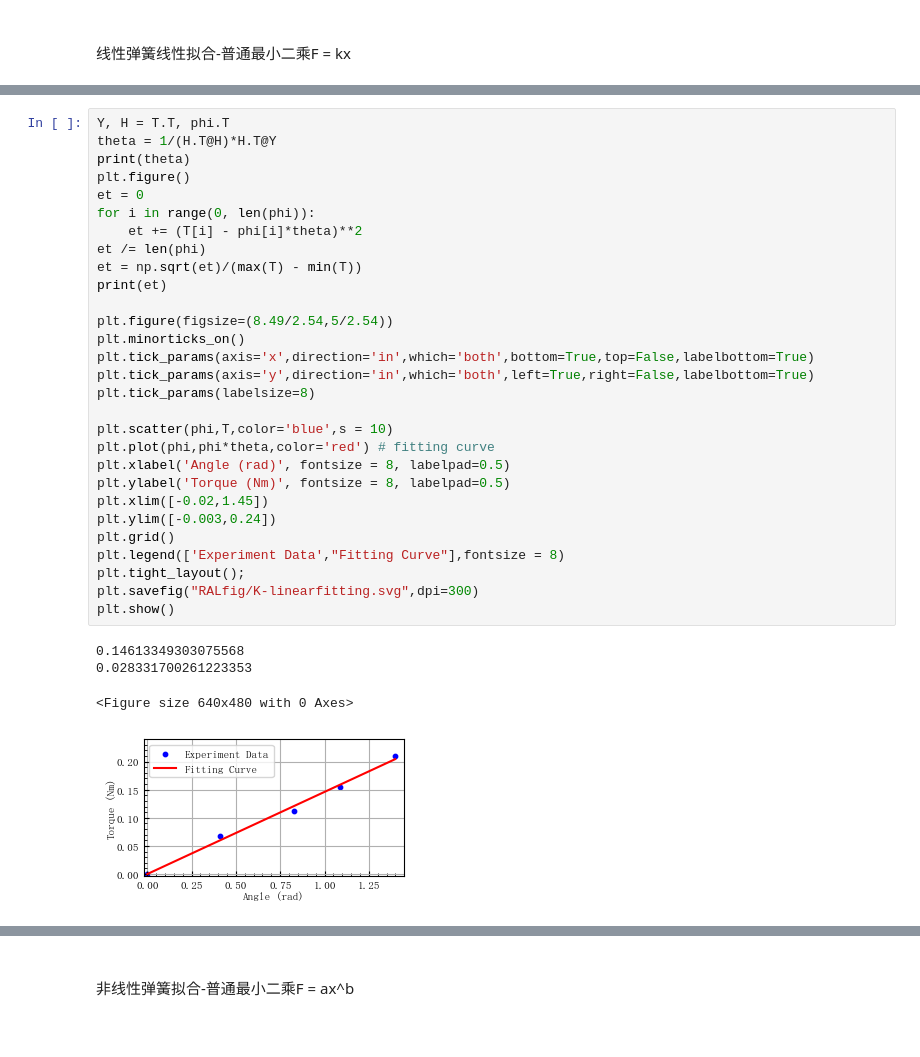
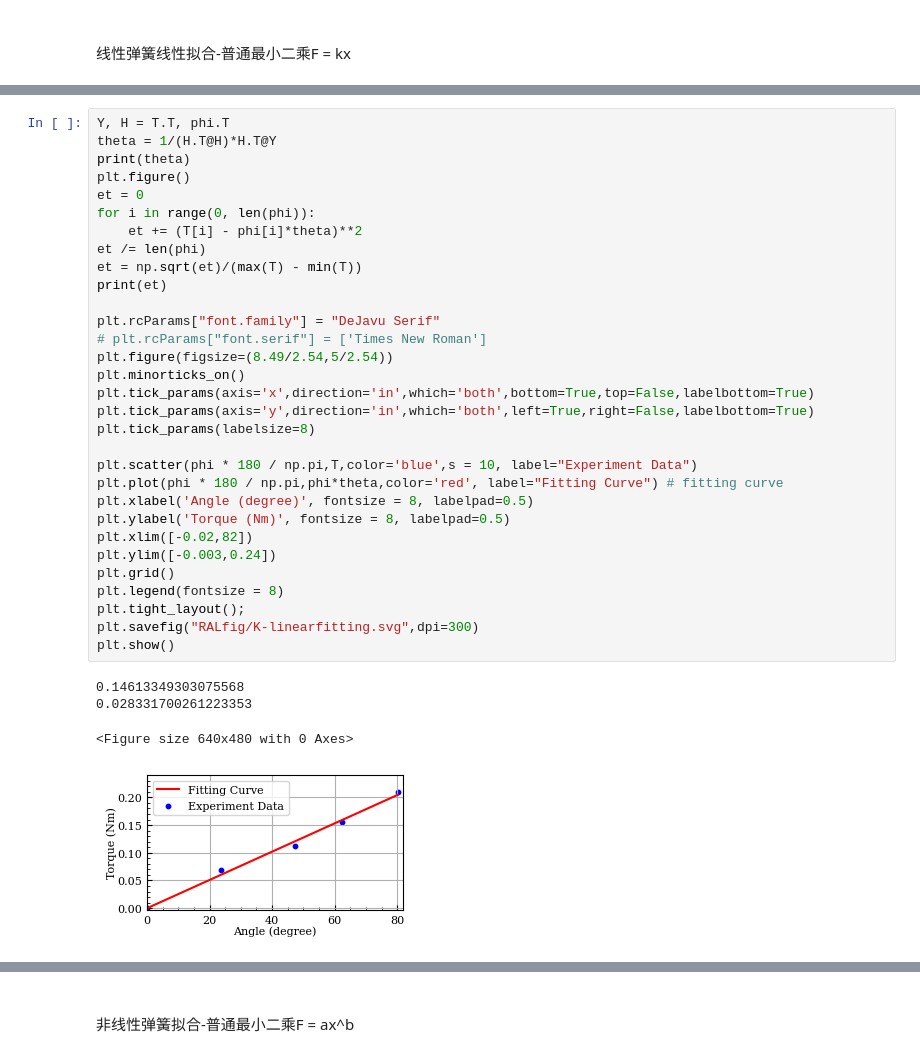
Before and after one commit to KANZEZ/sr_tank, a Jupyter notebook: fittingK_RAL.ipynb, the cells around one changed output, grey strips where cells are left out. Cells and saved outputs as stored; diff of their text form.

```diff
--- a/fittingK_RAL.ipynb
+++ b/fittingK_RAL.ipynb
@@ -102,37 +102,39 @@ plt.show()
 # %%
 Y, H = T.T, phi.T
 theta = 1/(H.T@H)*H.T@Y
 print(theta)
 plt.figure()
 et = 0
 for i in range(0, len(phi)):
     et += (T[i] - phi[i]*theta)**2
 et /= len(phi)
 et = np.sqrt(et)/(max(T) - min(T))
 print(et)
 
+plt.rcParams["font.family"] = "DeJavu Serif"
+# plt.rcParams["font.serif"] = ['Times New Roman']
 plt.figure(figsize=(8.49/2.54,5/2.54))
 plt.minorticks_on()
 plt.tick_params(axis='x',direction='in',which='both',bottom=True,top=False,labelbottom=True)
 plt.tick_params(axis='y',direction='in',which='both',left=True,right=False,labelbottom=True)
 plt.tick_params(labelsize=8)
 
-plt.scatter(phi,T,color='blue',s = 10)
-plt.plot(phi,phi*theta,color='red') # fitting curve
-plt.xlabel('Angle (rad)', fontsize = 8, labelpad=0.5)
+plt.scatter(phi * 180 / np.pi,T,color='blue',s = 10, label="Experiment Data")
+plt.plot(phi * 180 / np.pi,phi*theta,color='red', label="Fitting Curve") # fitting curve
+plt.xlabel('Angle (degree)', fontsize = 8, labelpad=0.5)
 plt.ylabel('Torque (Nm)', fontsize = 8, labelpad=0.5)
-plt.xlim([-0.02,1.45])
+plt.xlim([-0.02,82])
 plt.ylim([-0.003,0.24])
 plt.grid()
-plt.legend(['Experiment Data',"Fitting Curve"],fontsize = 8)
+plt.legend(fontsize = 8)
 plt.tight_layout();
 plt.savefig("RALfig/K-linearfitting.svg",dpi=300)
 plt.show()
 # %% [output]
 0.14613349303075568
 0.028331700261223353
 <Figure size 640x480 with 0 Axes>
-[figure, old version]
+[figure, new version]
 # %%
 Y, H = T.T, phi.T
 theta = 1/(H.T@H)*H.T@Y
```
Also changed, not shown: parts of 11 cells of this notebook, 9 other files.
